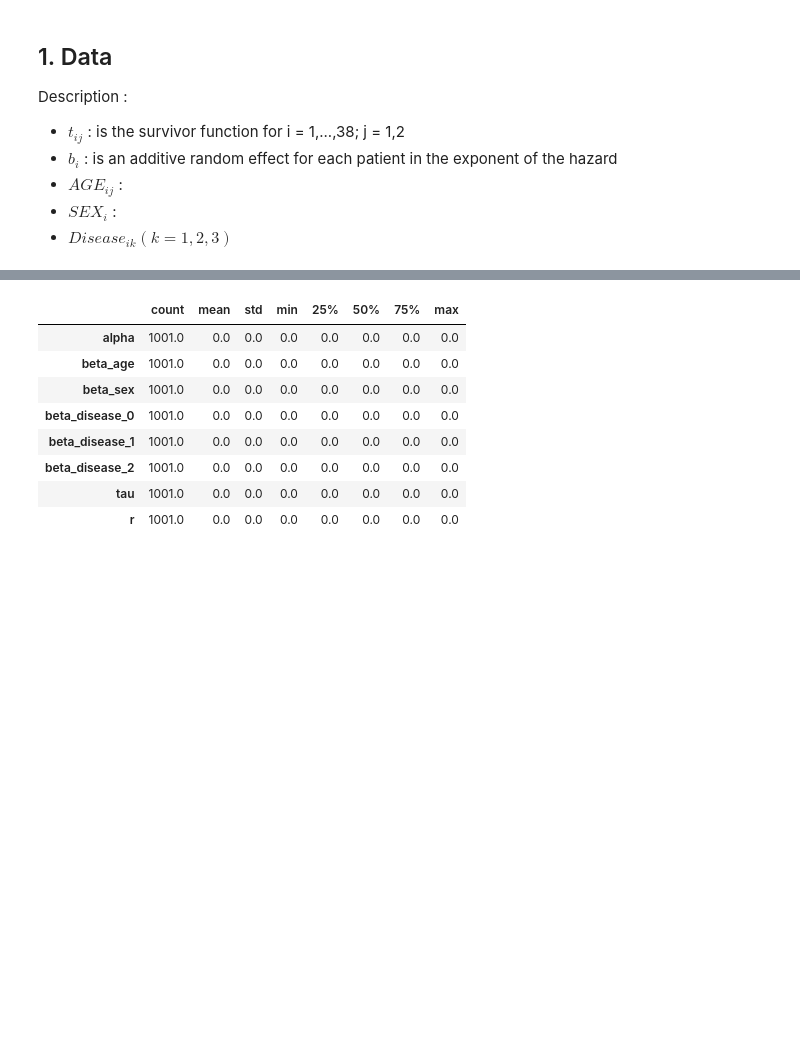
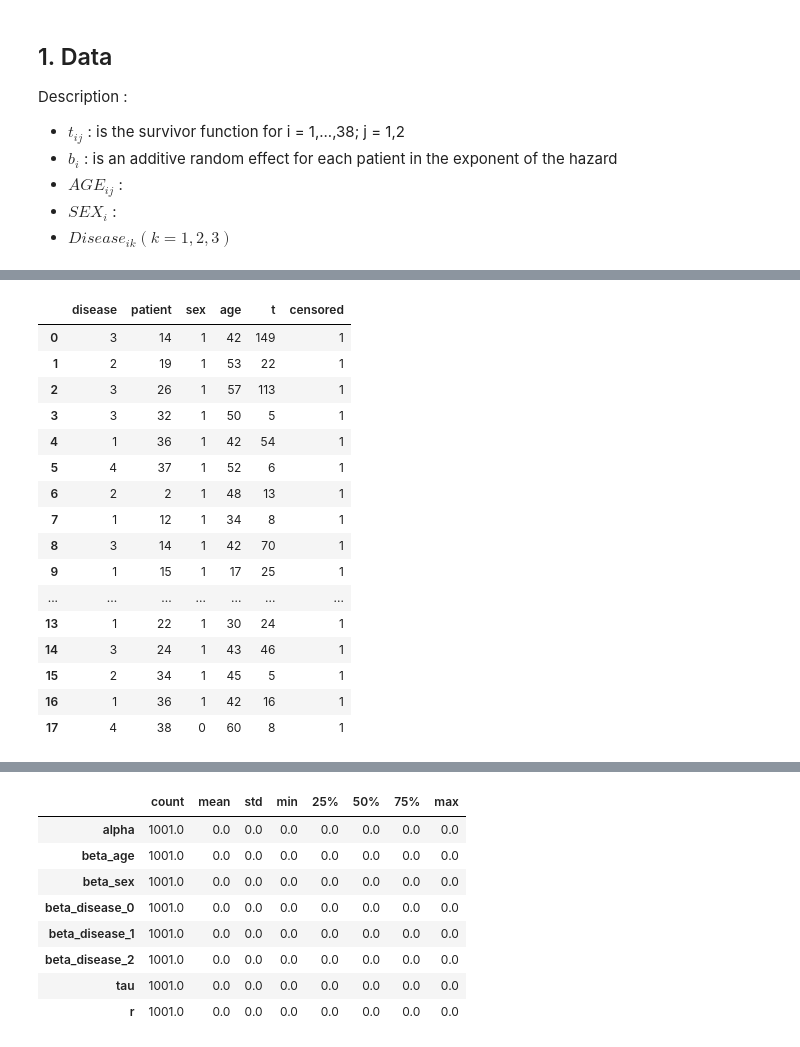
Before and after one commit to sarramars/Bayes-kidneys, a Jupyter notebook: notebook.ipynb, the cells around one changed output, grey strips where cells are left out. Cells and saved outputs as stored; diff of their text form; code cells hidden in the pictures; blank space fills up the shorter version.

```diff
--- a/notebook.ipynb
+++ b/notebook.ipynb
@@ -114,3 +114,26 @@ df_rc
 | 15 | 2 | 34 | 1 | 45 | 5 |
 | 16 | 1 | 36 | 1 | 42 | 16 |
 | 17 | 4 | 38 | 0 | 60 | 8 |
+# %%
+df_rc["censored"]=1
+df_uc["censored"]=0
+# %%
+df_rc
+# %% [output]
+|  | disease | patient | sex | age | t | censored |
+| 0 | 3 | 14 | 1 | 42 | 149 | 1 |
+| 1 | 2 | 19 | 1 | 53 | 22 | 1 |
+| 2 | 3 | 26 | 1 | 57 | 113 | 1 |
+| 3 | 3 | 32 | 1 | 50 | 5 | 1 |
+| 4 | 1 | 36 | 1 | 42 | 54 | 1 |
+| 5 | 4 | 37 | 1 | 52 | 6 | 1 |
+| 6 | 2 | 2 | 1 | 48 | 13 | 1 |
+| 7 | 1 | 12 | 1 | 34 | 8 | 1 |
+| 8 | 3 | 14 | 1 | 42 | 70 | 1 |
+| 9 | 1 | 15 | 1 | 17 | 25 | 1 |
+| ... | ... | ... | ... | ... | ... | ... |
+| 13 | 1 | 22 | 1 | 30 | 24 | 1 |
+| 14 | 3 | 24 | 1 | 43 | 46 | 1 |
+| 15 | 2 | 34 | 1 | 45 | 5 | 1 |
+| 16 | 1 | 36 | 1 | 42 | 16 | 1 |
+| 17 | 4 | 38 | 0 | 60 | 8 | 1 |
```
Also changed, not shown: parts of 5 cells of this notebook.
